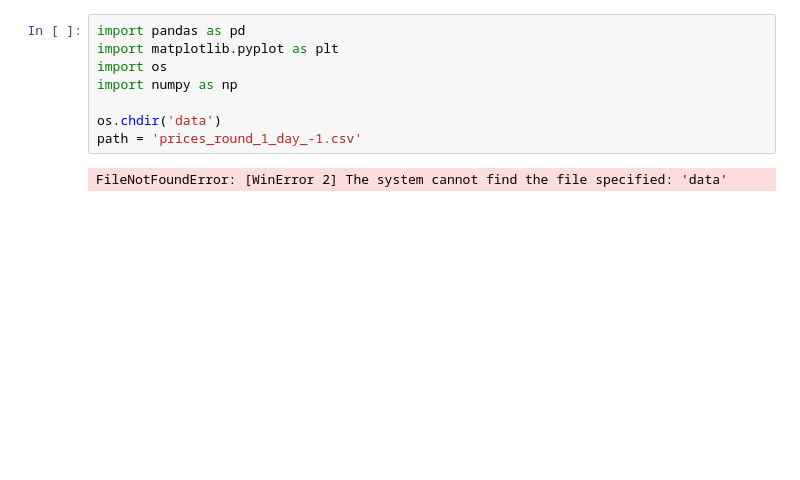
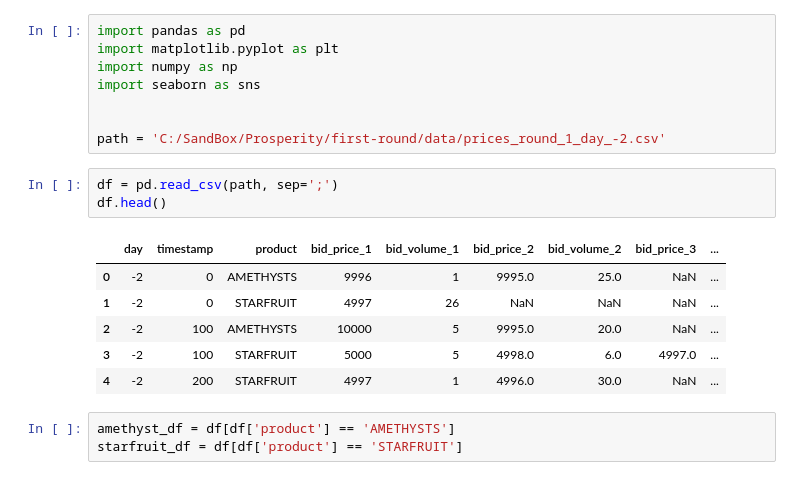
Before and after one commit to dakshox/Prosperity, a Jupyter notebook: first-round/daksh-work/analysis.ipynb, the cells around one changed output. Cells and saved outputs as stored; diff of their text form; blank space fills up the shorter version.

```diff
--- a/first-round/daksh-work/analysis.ipynb
+++ b/first-round/daksh-work/analysis.ipynb
@@ -1,10 +1,21 @@
 # %%
 import pandas as pd
 import matplotlib.pyplot as plt
-import os
 import numpy as np
+import seaborn as sns
 
-os.chdir('data')
-path = 'prices_round_1_day_-1.csv'
+
+path = 'C:/SandBox/Prosperity/first-round/data/prices_round_1_day_-2.csv'
-# %% [output]
-FileNotFoundError: [WinError 2] The system cannot find the file specified: 'data'
+# %%
+df = pd.read_csv(path, sep=';')
+df.head()
+# %% [output]
+|  | day | timestamp | product | bid_price_1 | bid_volume_1 | bid_price_2 | bid_volume_2 | bid_price_3 | ... |
+| 0 | -2 | 0 | AMETHYSTS | 9996 | 1 | 9995.0 | 25.0 | NaN | ... |
+| 1 | -2 | 0 | STARFRUIT | 4997 | 26 | NaN | NaN | NaN | ... |
+| 2 | -2 | 100 | AMETHYSTS | 10000 | 5 | 9995.0 | 20.0 | NaN | ... |
+| 3 | -2 | 100 | STARFRUIT | 5000 | 5 | 4998.0 | 6.0 | 4997.0 | ... |
+| 4 | -2 | 200 | STARFRUIT | 4997 | 1 | 4996.0 | 30.0 | NaN | ... |
+# %%
+amethyst_df = df[df['product'] == 'AMETHYSTS']
+starfruit_df = df[df['product'] == 'STARFRUIT']
```
Also changed, not shown: parts of 2 cells of this notebook, 2 other files.
